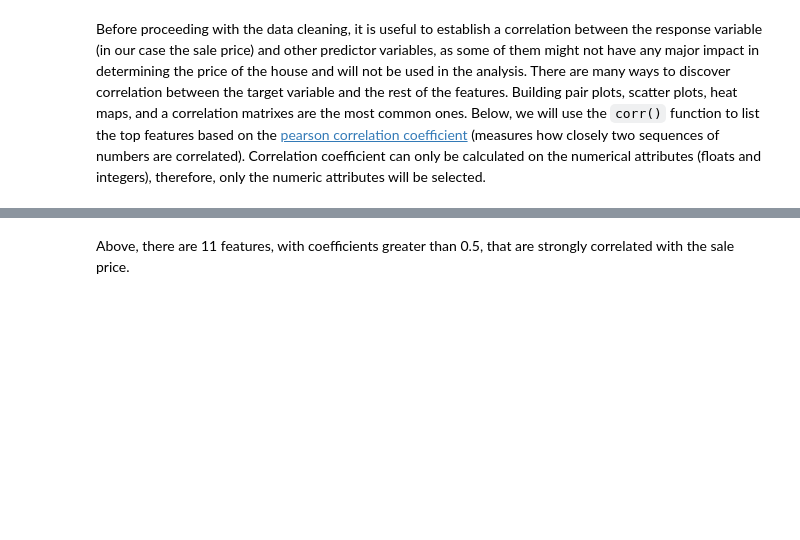
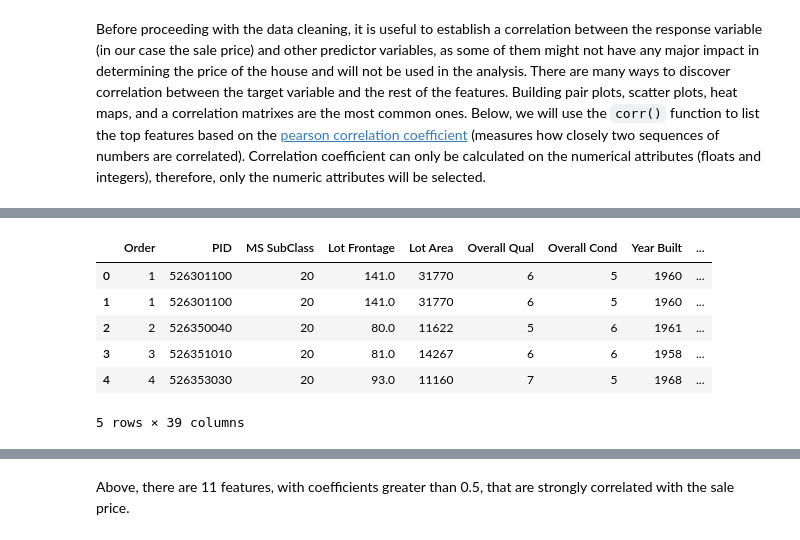
Before and after one commit to tycoi2005/202308_machine_learning_ibm_coursera, a Jupyter notebook: 001ibm-exploratory-data-analysis-for-machine-learning/Data_Cleaning_Lab.ipynb, the cells around one changed output, grey strips where cells are left out. Drawn from its saved outputs; the diff is of its cells as text; code cells hidden in the pictures; blank space fills up the shorter version.

```diff
--- a/001ibm-exploratory-data-analysis-for-machine-learning/Data_Cleaning_Lab.ipynb
+++ b/001ibm-exploratory-data-analysis-for-machine-learning/Data_Cleaning_Lab.ipynb
@@ -109,0 +191,10 @@ print("There is {} strongly correlated values with SalePrice:\n{}".format(len(to
+# %%
+hous_num.head()
+# %% [output]
+|  | Order | PID | MS SubClass | Lot Frontage | Lot Area | Overall Qual | Overall Cond | Year Built | ... |
+| 0 | 1 | 526301100 | 20 | 141.0 | 31770 | 6 | 5 | 1960 | ... |
+| 1 | 1 | 526301100 | 20 | 141.0 | 31770 | 6 | 5 | 1960 | ... |
+| 2 | 2 | 526350040 | 20 | 80.0 | 11622 | 5 | 6 | 1961 | ... |
+| 3 | 3 | 526351010 | 20 | 81.0 | 14267 | 6 | 6 | 1958 | ... |
+| 4 | 4 | 526353030 | 20 | 93.0 | 11160 | 7 | 5 | 1968 | ... |
+5 rows × 39 columns
```
Also changed, not shown: parts of 15 cells of this notebook.
